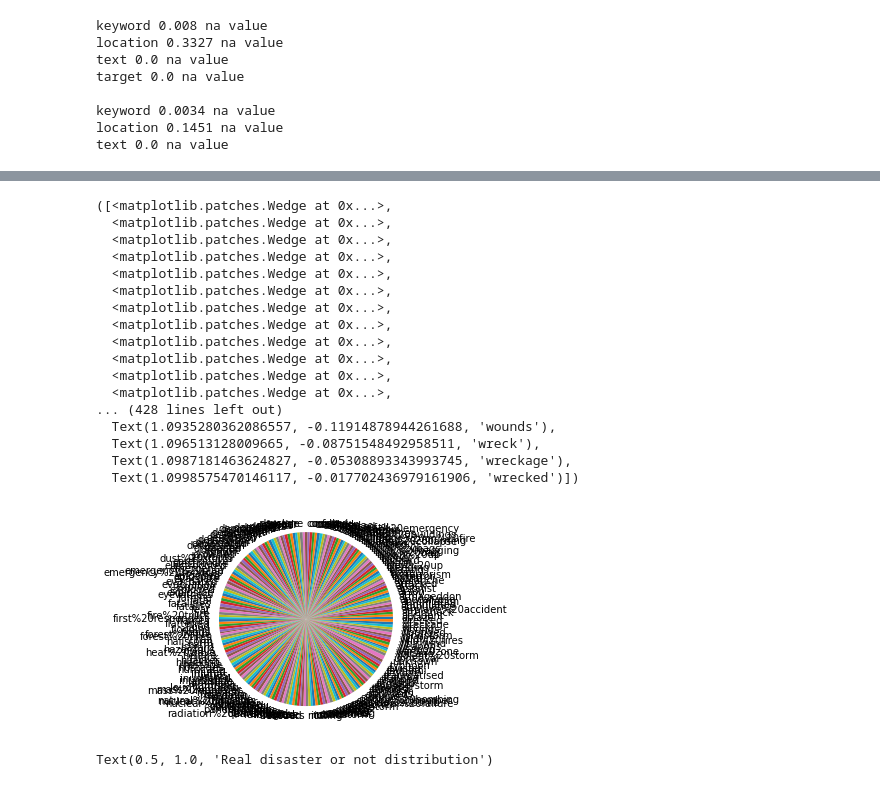
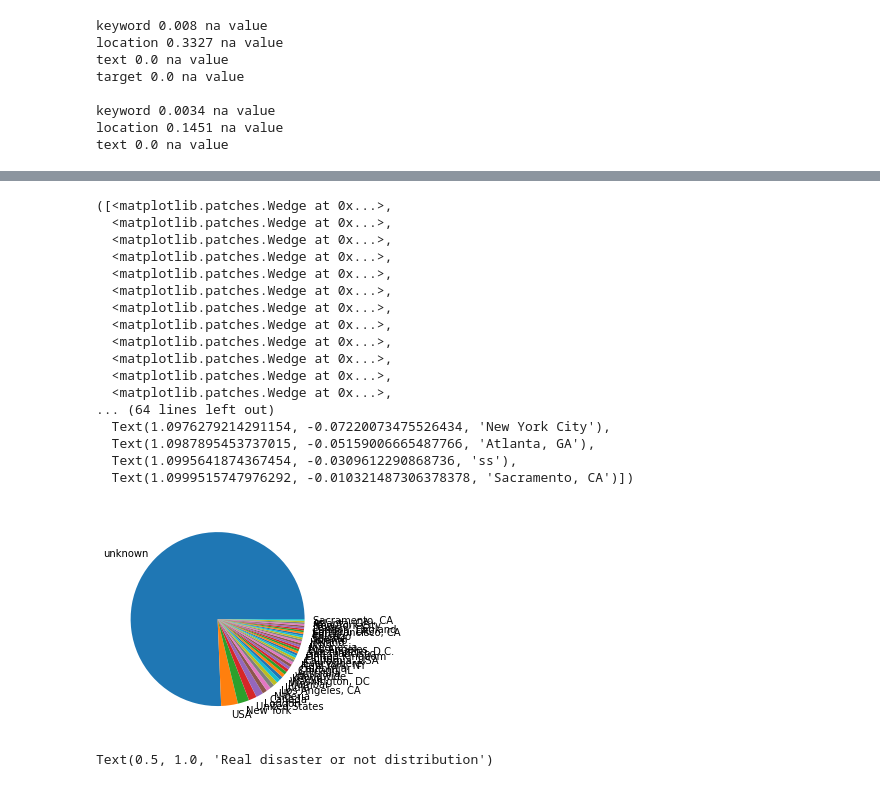
Before and after one commit to SINAABBASI/bertTweetClassification, a Jupyter notebook: main.ipynb, the cells around one changed output, grey strips where cells are left out. Drawn from its saved outputs; the diff is of its cells as text; code cells hidden in the pictures.

```diff
--- a/main.ipynb
+++ b/main.ipynb
@@ -41,6 +42,4 @@ df_train.location.fillna("unknown",inplace=True)
 df_test.keyword.fillna("unknown",inplace=True)
 df_test.location.fillna("unknown",inplace=True)
 # %%
-series = df_train.groupby(['location']).location.count().sort_values(ascending=False)
-
-series[:40]
+top30_loc = df_train.groupby(['location']).location.count().sort_values(ascending=False)[:30]
@@ -65,27 +52,27 @@ Name: location, dtype: int64
 # %%
-plt.pie(series.values,labels=series.index)
+plt.pie(series[:40].values,labels=series[:40].index)
 # fig1, ax1 = plt.subplots()
 # ax1.pie(sizes, explode=explode, labels=labels, autopct='%1.1f%%',
 #         shadow=True, startangle=90)
 # %% [output]
 ([<matplotlib.patches.Wedge at 0x...>,
   <matplotlib.patches.Wedge at 0x...>,
   <matplotlib.patches.Wedge at 0x...>,
   <matplotlib.patches.Wedge at 0x...>,
   <matplotlib.patches.Wedge at 0x...>,
   <matplotlib.patches.Wedge at 0x...>,
   <matplotlib.patches.Wedge at 0x...>,
   <matplotlib.patches.Wedge at 0x...>,
   <matplotlib.patches.Wedge at 0x...>,
   <matplotlib.patches.Wedge at 0x...>,
   <matplotlib.patches.Wedge at 0x...>,
   <matplotlib.patches.Wedge at 0x...>,
-... (428 lines left out)
-  Text(1.0935280362086557, -0.11914878944261688, 'wounds'),
-  Text(1.096513128009665, -0.08751548492958511, 'wreck'),
-  Text(1.0987181463624827, -0.05308893343993745, 'wreckage'),
-  Text(1.0998575470146117, -0.017702436979161906, 'wrecked')])
+... (64 lines left out)
+  Text(1.0976279214291154, -0.07220073475526434, 'New York City'),
+  Text(1.0987895453737015, -0.05159006665487766, 'Atlanta, GA'),
+  Text(1.0995641874367454, -0.0309612290868736, 'ss'),
+  Text(1.0999515747976292, -0.010321487306378378, 'Sacramento, CA')])
-[figure, old version]
+[figure, new version]
 # %%
 
 target_count = df_train.target.value_counts()
```
Also changed, not shown: parts of 4 cells of this notebook.
